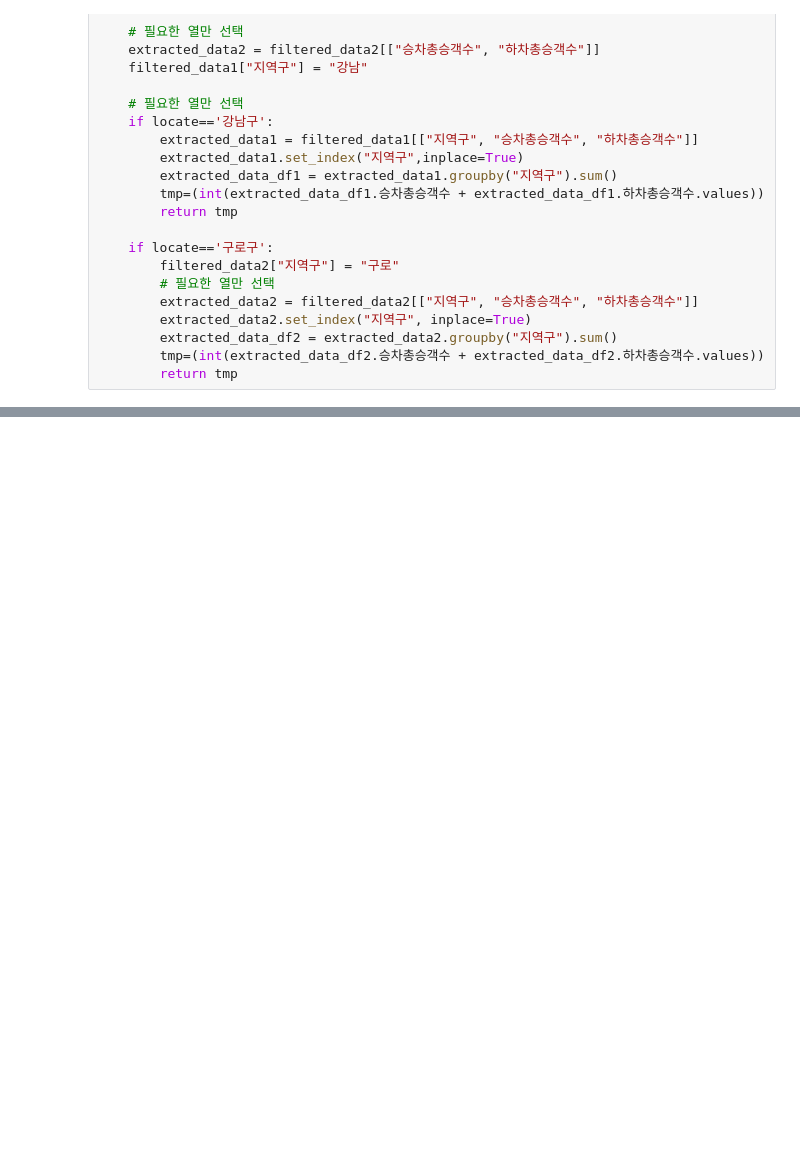
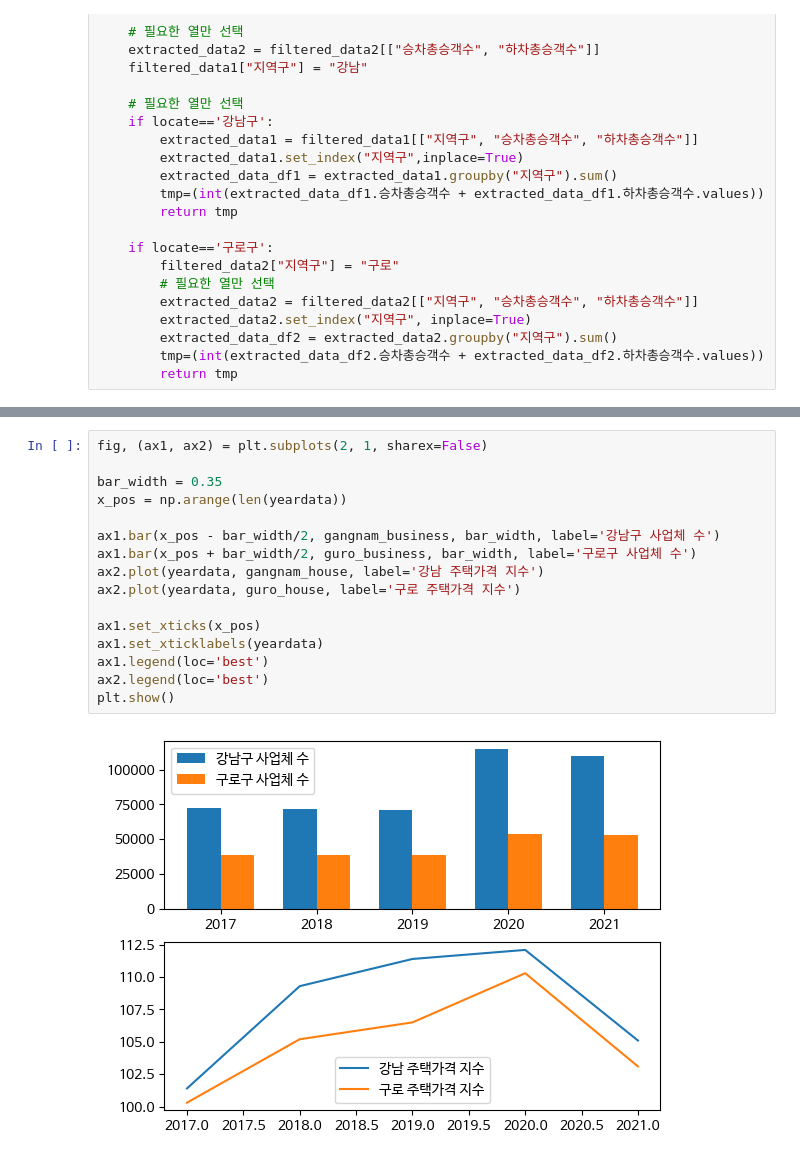
Before and after one commit to cav2280/dcx-1, a Jupyter notebook: main.ipynb, the cells around one changed output, grey strips where cells are left out. Drawn from its saved outputs; the diff is of its cells as text; blank space fills up the shorter version.

```diff
--- a/main.ipynb
+++ b/main.ipynb
@@ -199,0 +206,18 @@ plt.show()
+# %%
+fig, (ax1, ax2) = plt.subplots(2, 1, sharex=False)
+
+bar_width = 0.35
+x_pos = np.arange(len(yeardata))
+
+ax1.bar(x_pos - bar_width/2, gangnam_business, bar_width, label='강남구 사업체 수')
+ax1.bar(x_pos + bar_width/2, guro_business, bar_width, label='구로구 사업체 수')
+ax2.plot(yeardata, gangnam_house, label='강남 주택가격 지수')
+ax2.plot(yeardata, guro_house, label='구로 주택가격 지수')
+
+ax1.set_xticks(x_pos)
+ax1.set_xticklabels(yeardata)
+ax1.legend(loc='best')
+ax2.legend(loc='best')
+plt.show()
+# %% [output]
+[figure, added]
```
Also changed, not shown: parts of 3 cells of this notebook.
